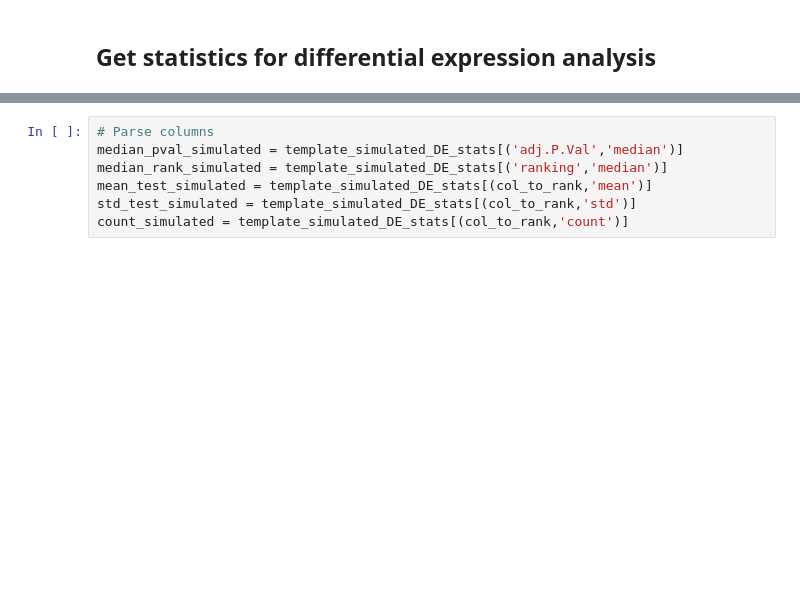
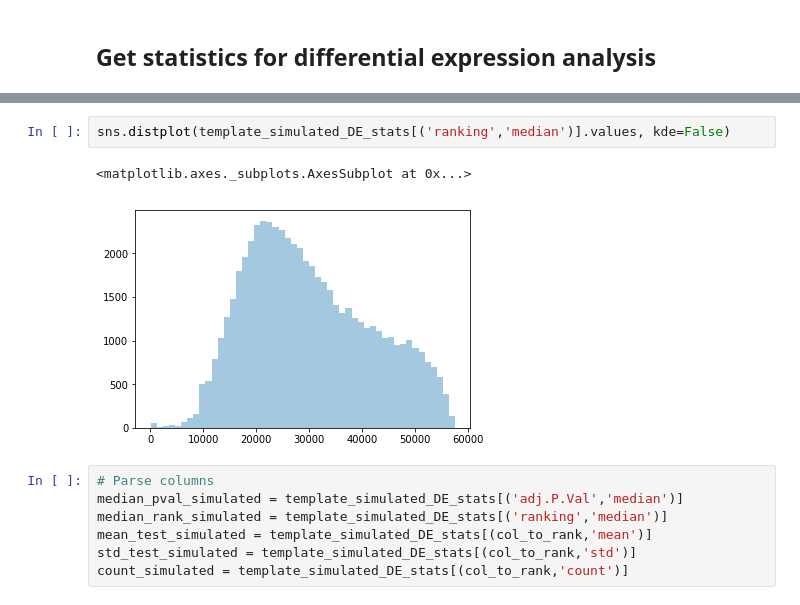
Before and after one commit to greenelab/simulate-expression-compendia, a Jupyter notebook: Rank_pathways/3_gene_DE_analysis.ipynb, the cells around one changed output, grey strips where cells are left out. Drawn from its saved outputs; the diff is of its cells as text; blank space fills up the shorter version.

```diff
--- a/Rank_pathways/3_gene_DE_analysis.ipynb
+++ b/Rank_pathways/3_gene_DE_analysis.ipynb
@@ -311,3 +338,8 @@ template_simulated_DE_stats.head()
+# %%
+sns.distplot(template_simulated_DE_stats[('ranking','median')].values, kde=False)
+# %% [output]
+<matplotlib.axes._subplots.AxesSubplot at 0x...>
+[figure, added]
 # %%
 # Parse columns
 median_pval_simulated = template_simulated_DE_stats[('adj.P.Val','median')]
```
Also changed, not shown: parts of 10 cells of this notebook, 2 other files.
